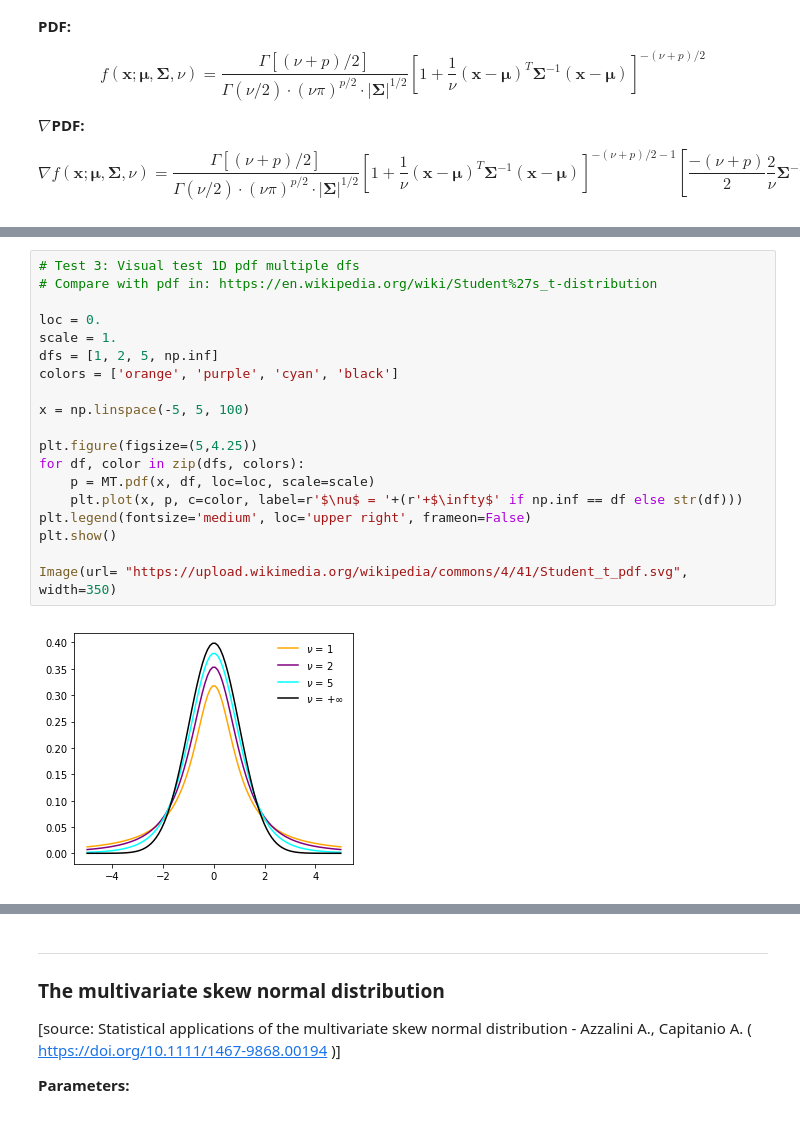
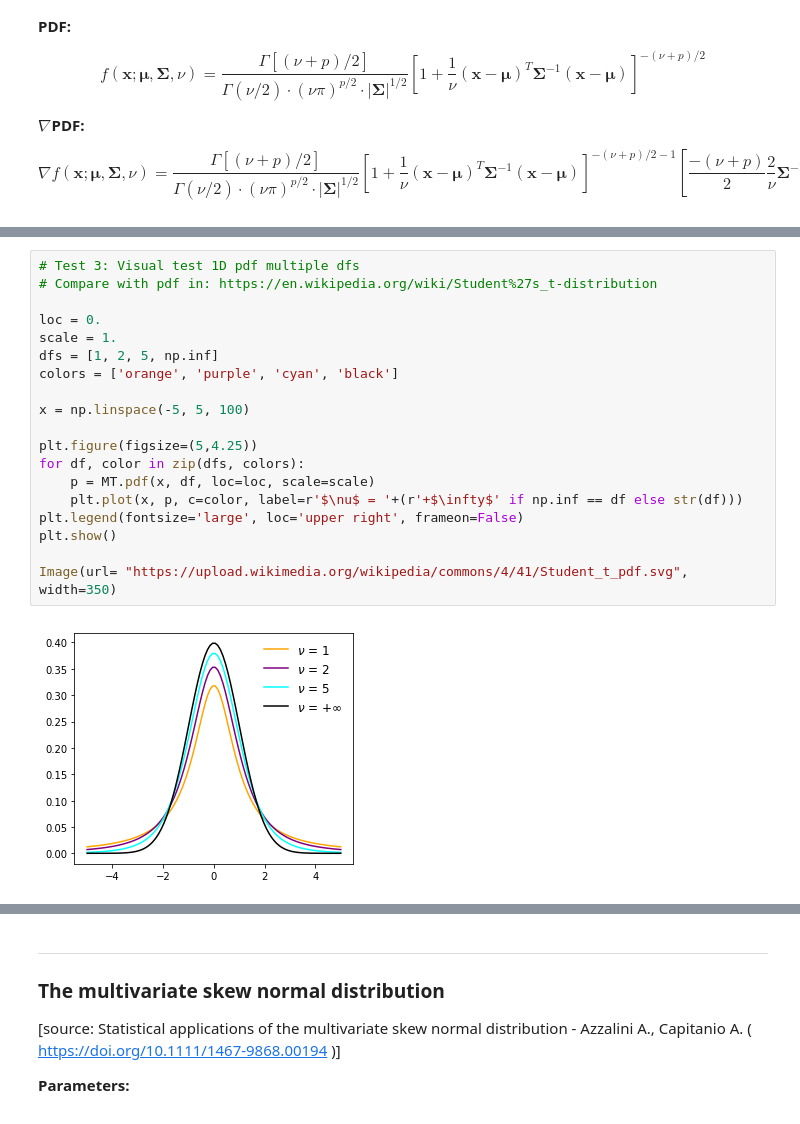
Before and after one commit to spc90/multivariate_skew_distributions, a Jupyter notebook: Test_distribs.ipynb, the cells around one changed output, grey strips where cells are left out. Saved outputs shown, nothing was run; the diff lists cells and outputs as text.

```diff
--- a/Test_distribs.ipynb
+++ b/Test_distribs.ipynb
@@ -105,24 +105,24 @@ print(MT.dpdf(x, df, loc=loc, scale=scale))
 # %%
 # Test 3: Visual test 1D pdf multiple dfs
 # Compare with pdf in: https://en.wikipedia.org/wiki/Student%27s_t-distribution
 
 loc = 0.
 scale = 1.
 dfs = [1, 2, 5, np.inf]
 colors = ['orange', 'purple', 'cyan', 'black']
 
 x = np.linspace(-5, 5, 100)
 
 plt.figure(figsize=(5,4.25))
 for df, color in zip(dfs, colors):
     p = MT.pdf(x, df, loc=loc, scale=scale)
     plt.plot(x, p, c=color, label=r'$\nu$ = '+(r'+$\infty$' if np.inf == df else str(df)))
-plt.legend(fontsize='medium', loc='upper right', frameon=False)
+plt.legend(fontsize='large', loc='upper right', frameon=False)
 plt.show()
 
 Image(url= "https://upload.wikimedia.org/wikipedia/commons/4/41/Student_t_pdf.svg", width=350)
 # %% [output]
-[figure, old version]
+[figure, new version]
 [interactive output not drawn]
 # %%
 # Test 4: Visual test 1D derivative pdf multiple dfs
```
Also changed, not shown: parts of 15 cells of this notebook, 3 other files.
